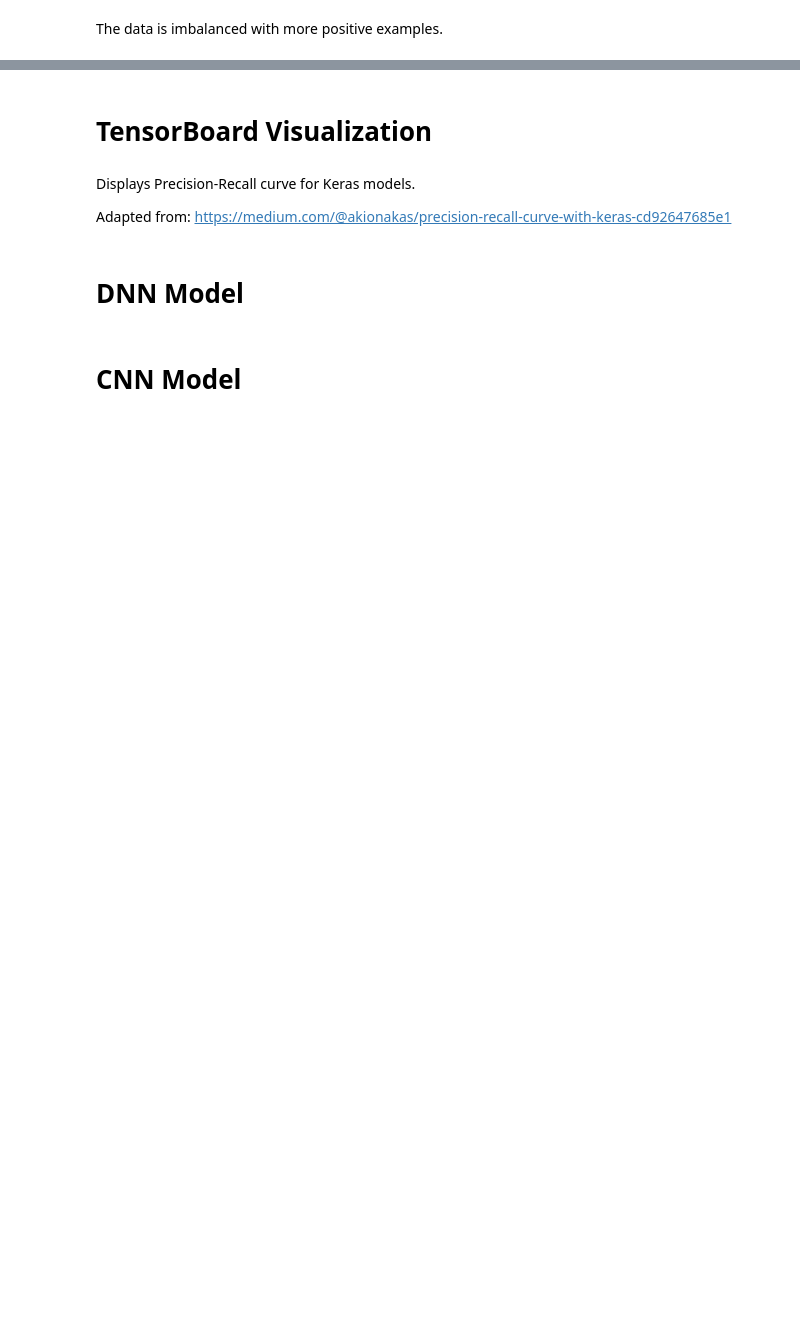
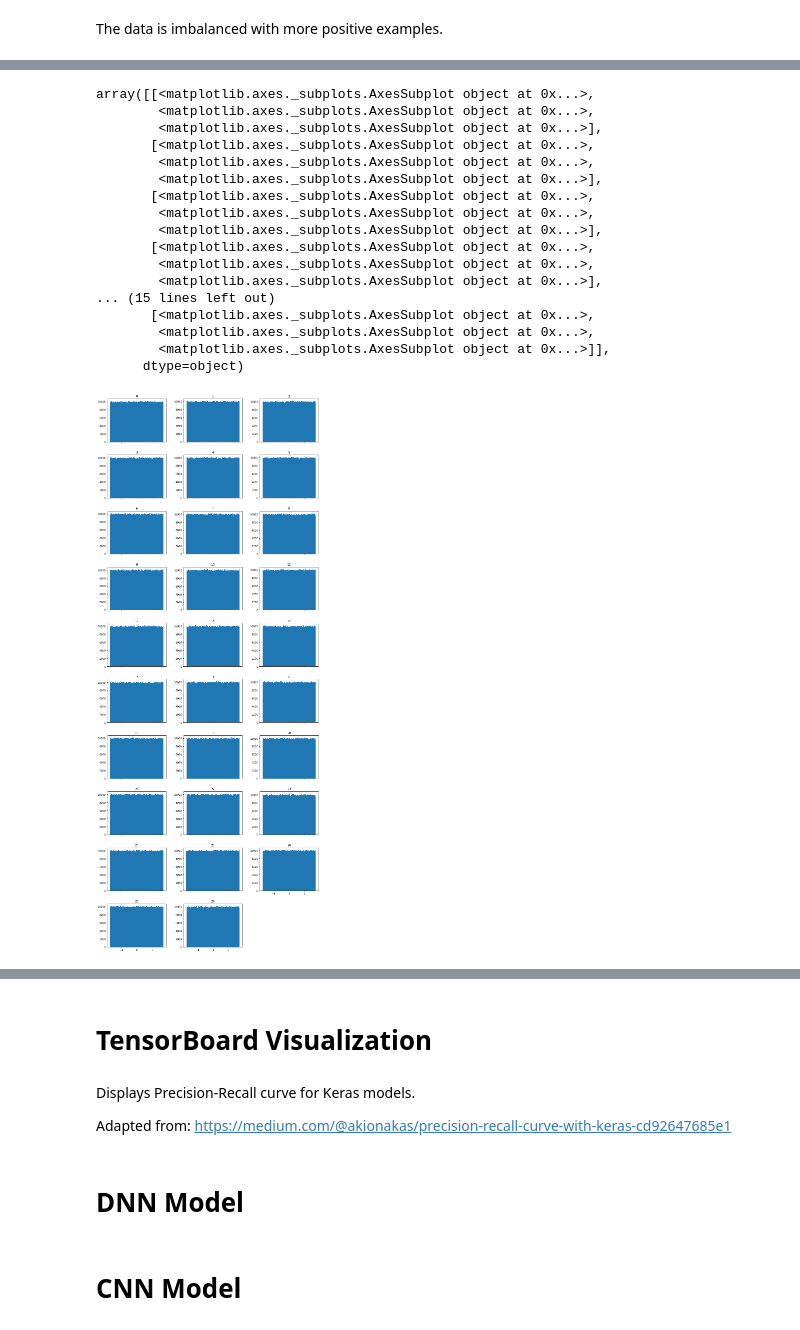
Before and after one commit to moduIo/Neural-State-Classification, a Jupyter notebook: models/helicopter_models/networks.ipynb, the cells around one changed output, grey strips where cells are left out. Saved outputs shown, nothing was run; the diff lists cells and outputs as text; code cells hidden in the pictures; blank space fills up the shorter version.

```diff
--- a/models/helicopter_models/networks.ipynb
+++ b/models/helicopter_models/networks.ipynb
@@ -28,0 +61,21 @@ print (num_samples, num_features)
+# %%
+X.hist(grid=False, figsize=(15,40), layout=(10,3), bins=100, sharex=True)
+# %% [output]
+array([[<matplotlib.axes._subplots.AxesSubplot object at 0x...>,
+        <matplotlib.axes._subplots.AxesSubplot object at 0x...>,
+        <matplotlib.axes._subplots.AxesSubplot object at 0x...>],
+       [<matplotlib.axes._subplots.AxesSubplot object at 0x...>,
+        <matplotlib.axes._subplots.AxesSubplot object at 0x...>,
+        <matplotlib.axes._subplots.AxesSubplot object at 0x...>],
+       [<matplotlib.axes._subplots.AxesSubplot object at 0x...>,
+        <matplotlib.axes._subplots.AxesSubplot object at 0x...>,
+        <matplotlib.axes._subplots.AxesSubplot object at 0x...>],
+       [<matplotlib.axes._subplots.AxesSubplot object at 0x...>,
+        <matplotlib.axes._subplots.AxesSubplot object at 0x...>,
+        <matplotlib.axes._subplots.AxesSubplot object at 0x...>],
+... (15 lines left out)
+       [<matplotlib.axes._subplots.AxesSubplot object at 0x...>,
+        <matplotlib.axes._subplots.AxesSubplot object at 0x...>,
+        <matplotlib.axes._subplots.AxesSubplot object at 0x...>]],
+      dtype=object)
+[figure, added]
```
Also changed, not shown: parts of 9 cells of this notebook, 5 other files.
